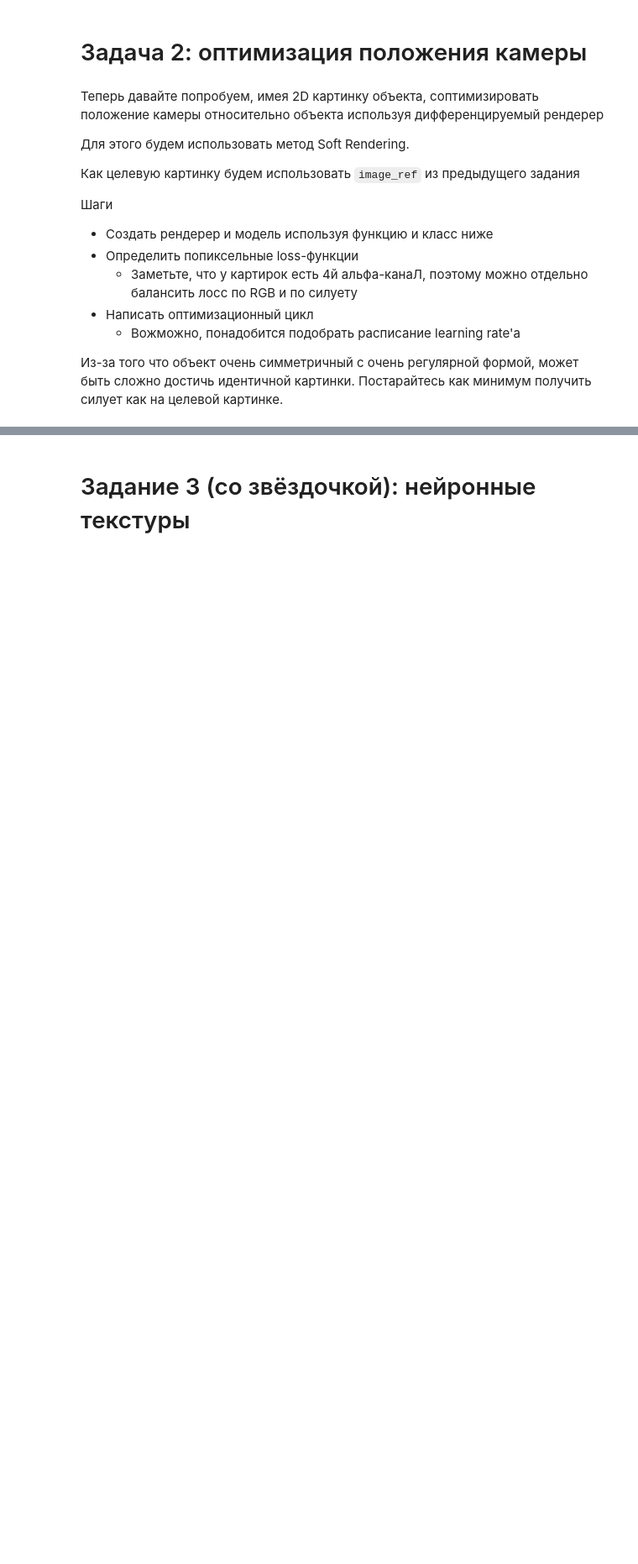
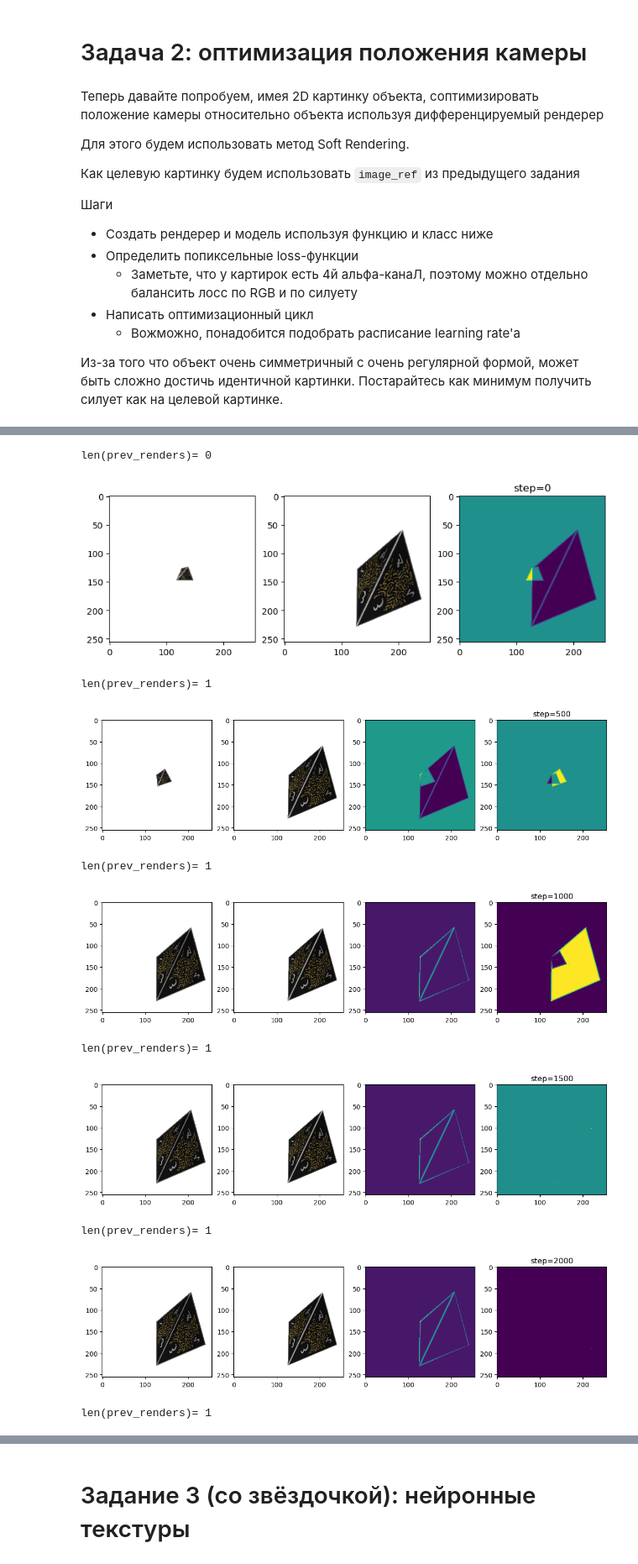
Before and after one commit to EgorOs/differential_rendering_hw, a Jupyter notebook: Rendering/Problems.ipynb, the cells around one changed output, grey strips where cells are left out. Shown at 84% size. Drawn from its saved outputs; the diff is of its cells as text; code cells hidden in the pictures; blank space fills up the shorter version.

```diff
--- a/Rendering/Problems.ipynb
+++ b/Rendering/Problems.ipynb
@@ -86,12 +86,12 @@ plt.show()
 
 <img src="data/uvexp.jpg"  width="500">
 # %%
-device = 'cuda:0' # FIXME !!!!!!!!!!!
-device = 'cpu'
+device = 'cuda:0'
 
 sqrt2 = math.sqrt(2)
 sqrt3 = math.sqrt(3)
 tetr_h = sqrt2 / sqrt3
+
 
 verts_3d = np.array(
     [
@@ -275,0 +341,5 @@ class Model(nn.Module):
+# %%
+torch.manual_seed(0)
+
+renderer = make_soft_rgb_renderer(sigma=1e-5)
+model = Model(dice_mesh, renderer)
@@ -275,0 +452,14 @@ class Model(nn.Module):
+# %%
+train(image_ref, model, steps=3000, plot_every_n_steps=500)
+# %% [output]
+len(prev_renders)= 0
+[figure, added]
+len(prev_renders)= 1
+[figure, added]
+len(prev_renders)= 1
+[figure, added]
+len(prev_renders)= 1
+[figure, added]
+len(prev_renders)= 1
+[figure, added]
+len(prev_renders)= 1
```
Also changed, not shown: parts of 8 cells of this notebook.
